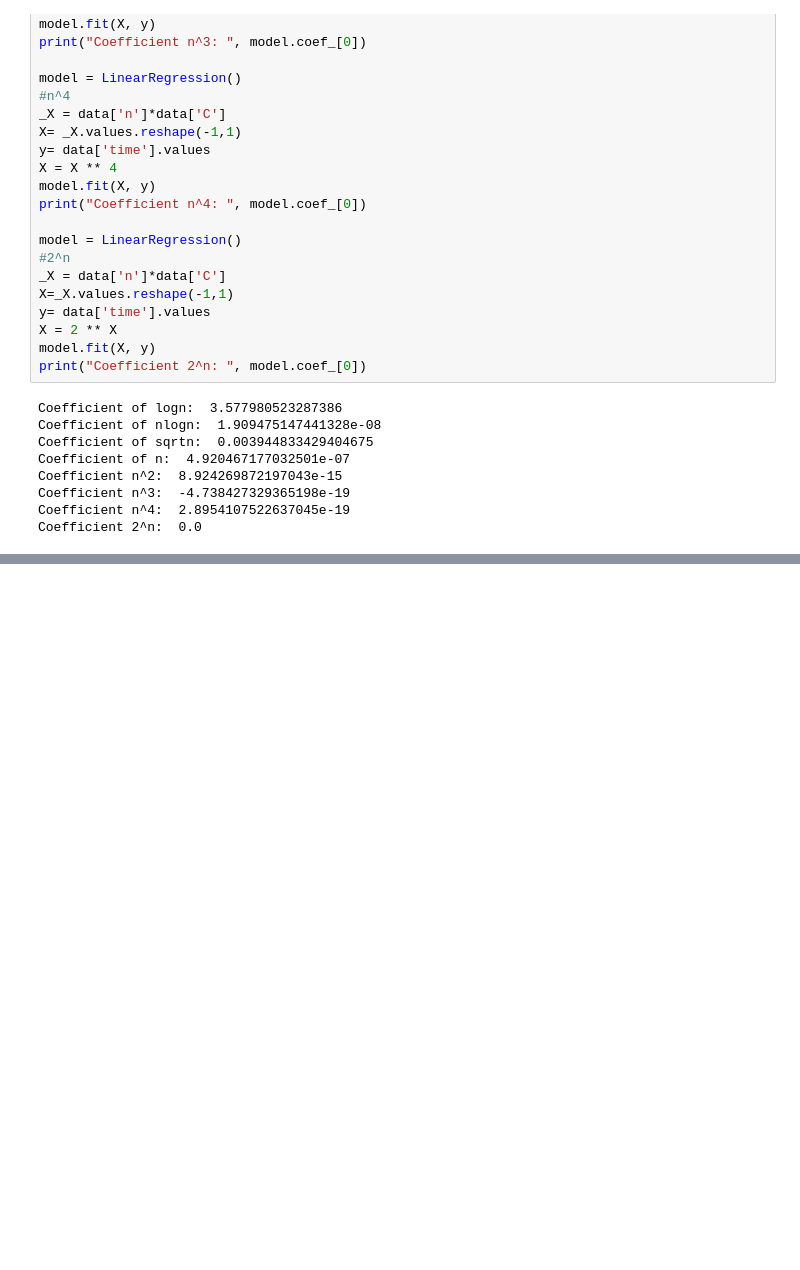
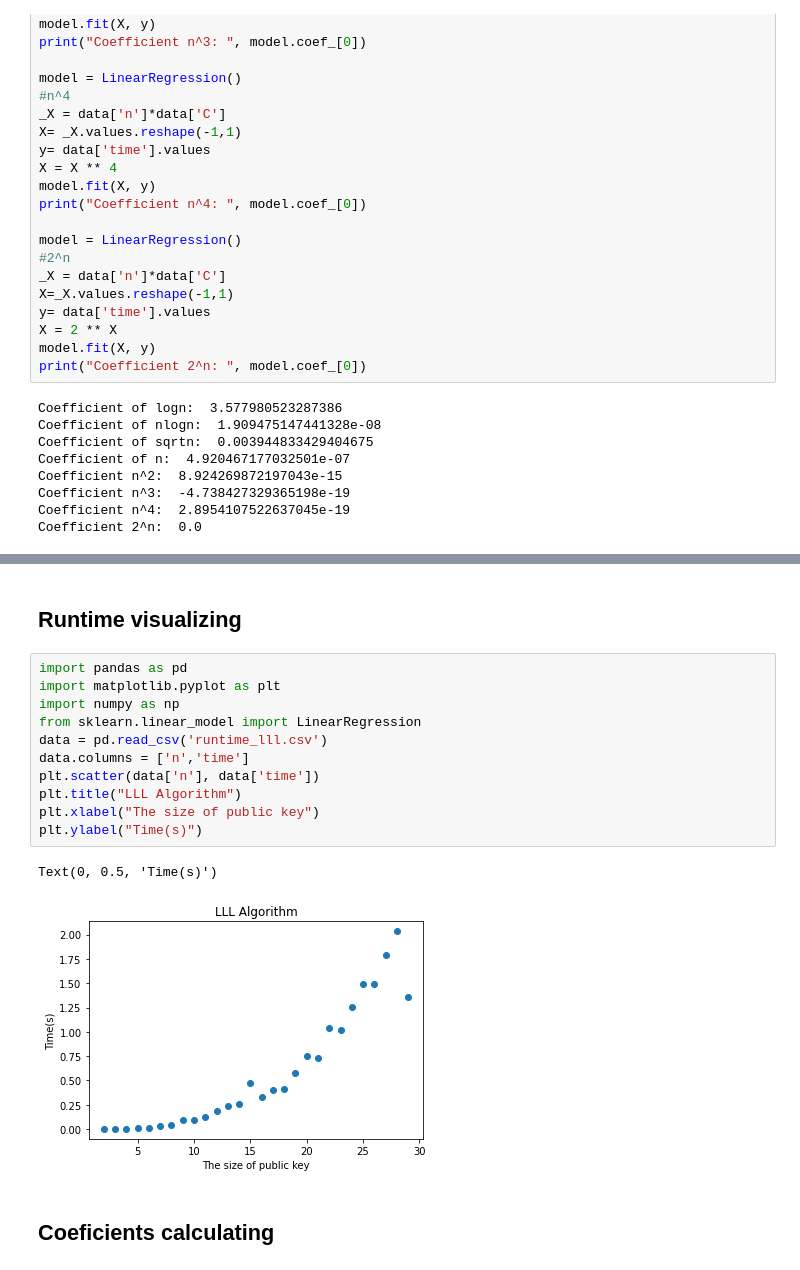
Before and after one commit to j4ckdo4n/CS112.L22.KHCL, a Jupyter notebook: Project/CS112_Final_Project.ipynb, the cells around one changed output, grey strips where cells are left out. Drawn from its saved outputs; the diff is of its cells as text; blank space fills up the shorter version.

```diff
--- a/Project/CS112_Final_Project.ipynb
+++ b/Project/CS112_Final_Project.ipynb
@@ -650,0 +853,18 @@ Coefficient 2^n:  0.0
+# %% [markdown]
+## Runtime visualizing
+# %%
+import pandas as pd
+import matplotlib.pyplot as plt
+import numpy as np
+from sklearn.linear_model import LinearRegression
+data = pd.read_csv('runtime_lll.csv')
+data.columns = ['n','time']
+plt.scatter(data['n'], data['time'])
+plt.title("LLL Algorithm")
+plt.xlabel("The size of public key")
+plt.ylabel("Time(s)")
+# %% [output]
+Text(0, 0.5, 'Time(s)')
+[figure, added]
+# %% [markdown]
+## Coeficients calculating
```
Also changed, not shown: parts of 39 cells of this notebook.
